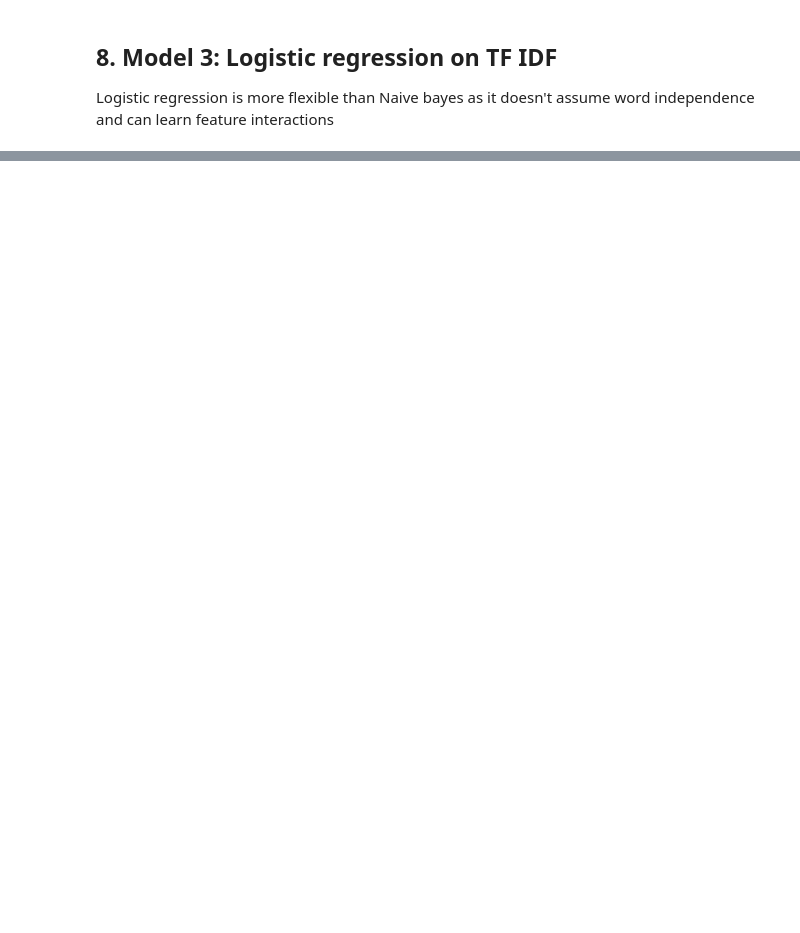
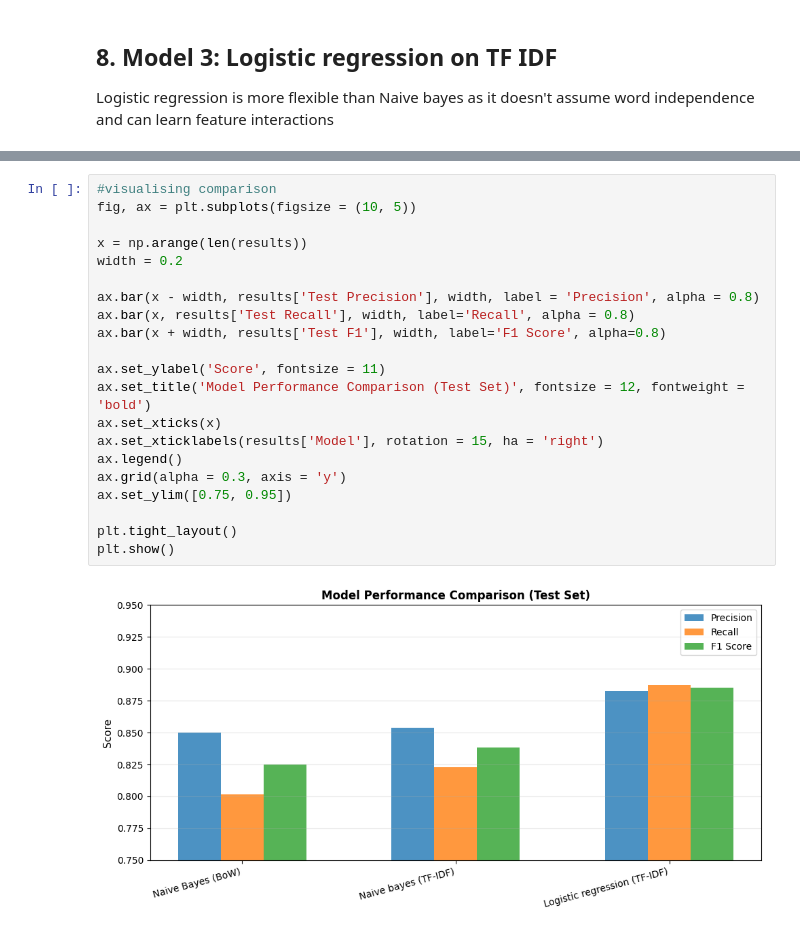
Before and after one commit to moonidil/MLSentimentClassification, a Jupyter notebook: cw1partb.ipynb, the cells around one changed output, grey strips where cells are left out. Drawn from its saved outputs; the diff is of its cells as text; blank space fills up the shorter version.

Commit message:
comparison of models and analysis of results

```diff
--- a/cw1partb.ipynb
+++ b/cw1partb.ipynb
@@ -357,0 +436,23 @@ print(f"  Test F1:        {f1_score(y_test, logreg_test_pred):.4f}")
+# %%
+#visualising comparison
+fig, ax = plt.subplots(figsize = (10, 5))
+
+x = np.arange(len(results))
+width = 0.2
+
+ax.bar(x - width, results['Test Precision'], width, label = 'Precision', alpha = 0.8)
+ax.bar(x, results['Test Recall'], width, label='Recall', alpha = 0.8)
+ax.bar(x + width, results['Test F1'], width, label='F1 Score', alpha=0.8)
+
+ax.set_ylabel('Score', fontsize = 11)
+ax.set_title('Model Performance Comparison (Test Set)', fontsize = 12, fontweight = 'bold')
+ax.set_xticks(x)
+ax.set_xticklabels(results['Model'], rotation = 15, ha = 'right')
+ax.legend()
+ax.grid(alpha = 0.3, axis = 'y')
+ax.set_ylim([0.75, 0.95])
+
+plt.tight_layout()
+plt.show()
+# %% [output]
+[figure, added]
```
Also changed, not shown: parts of 13 cells of this notebook.
